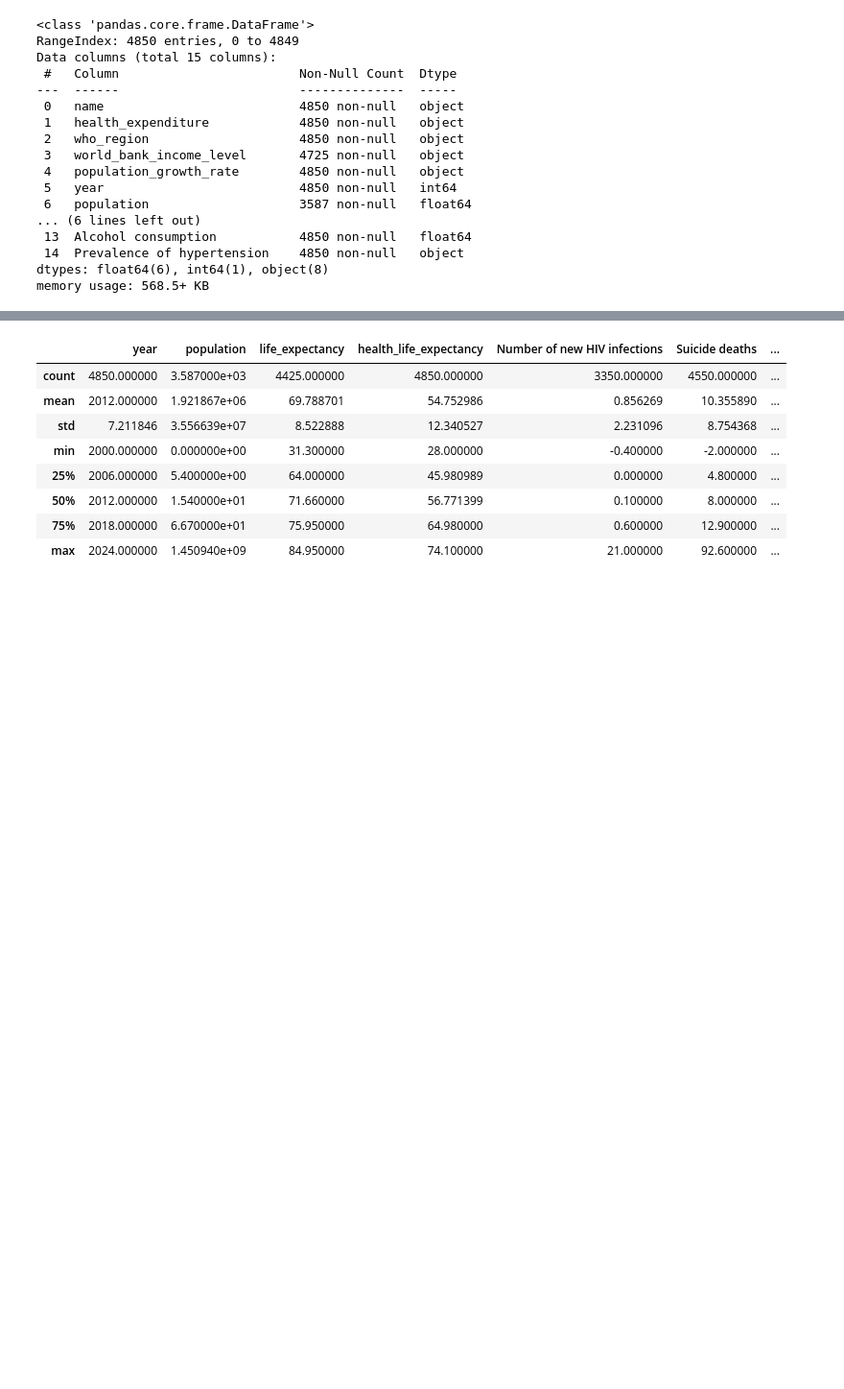
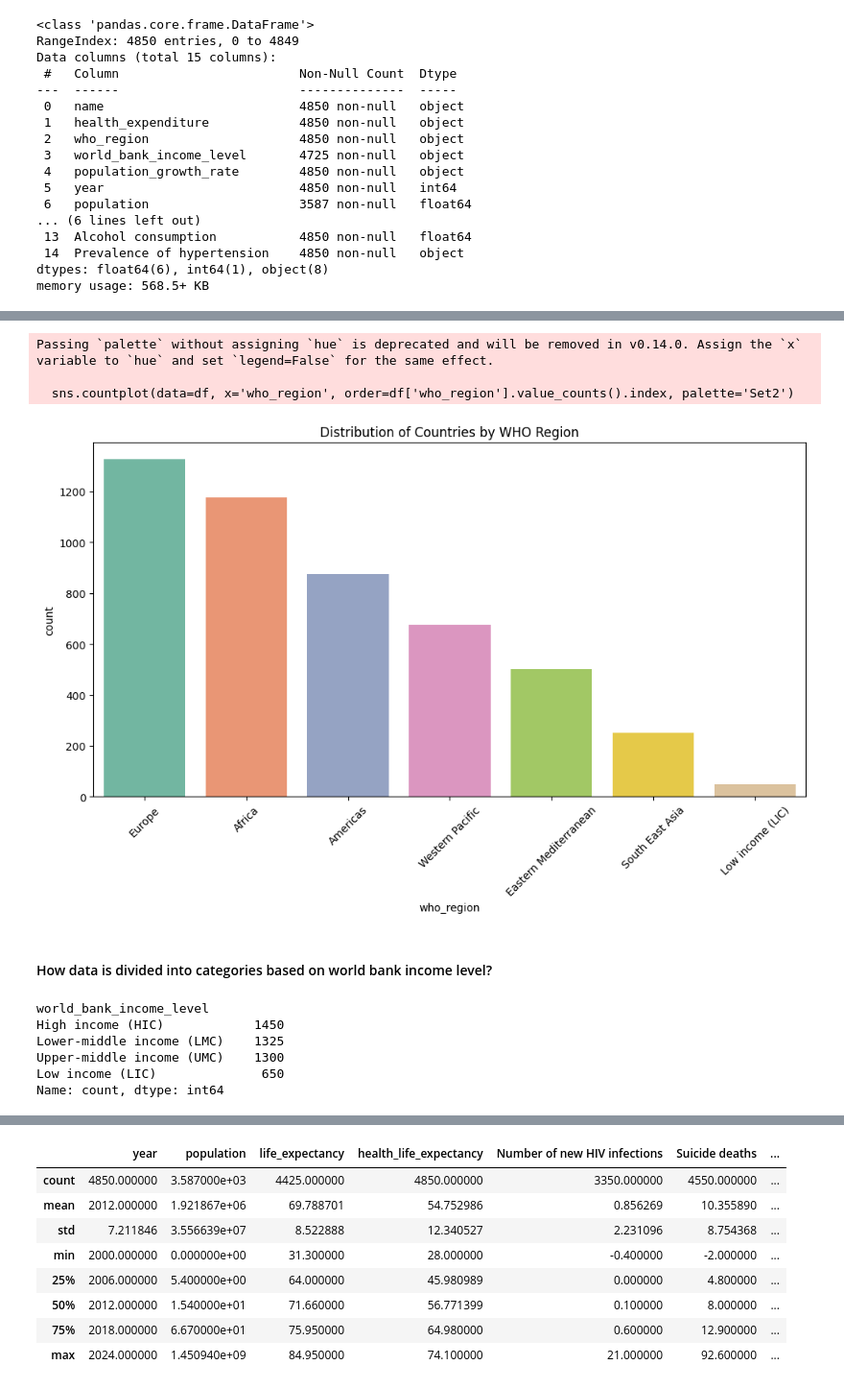
Before and after one commit to ahmddbilall/health_care_ML_project, a Jupyter notebook: preprocessing/preprocessing.ipynb, the cells around one changed output, grey strips where cells are left out. Shown: that part at 96% size. Saved outputs shown, nothing was run; the diff lists cells and outputs as text; code cells hidden in the pictures; blank space fills up the shorter version.

```diff
--- a/preprocessing/preprocessing.ipynb
+++ b/preprocessing/preprocessing.ipynb
@@ -56,0 +178,22 @@ Name: count, Length: 4792, dtype: int64
+# %%
+plt.figure(figsize=(12, 6))
+sns.countplot(data=df, x='who_region', order=df['who_region'].value_counts().index, palette='Set2')
+plt.title("Distribution of Countries by WHO Region")
+plt.xticks(rotation=45)
+plt.show()
+# %% [output]
+Passing `palette` without assigning `hue` is deprecated and will be removed in v0.14.0. Assign the `x` variable to `hue` and set `legend=False` for the same effect.
+
+  sns.countplot(data=df, x='who_region', order=df['who_region'].value_counts().index, palette='Set2')
+[figure, added]
+# %% [markdown]
+#### How data is divided into categories based on world bank income level?
+# %%
+df['world_bank_income_level'].value_counts()
+# %% [output]
+world_bank_income_level
+High income (HIC)            1450
+Lower-middle income (LMC)    1325
+Upper-middle income (UMC)    1300
+Low income (LIC)              650
+Name: count, dtype: int64
```
Also changed, not shown: parts of 40 cells of this notebook, 1 other file.
